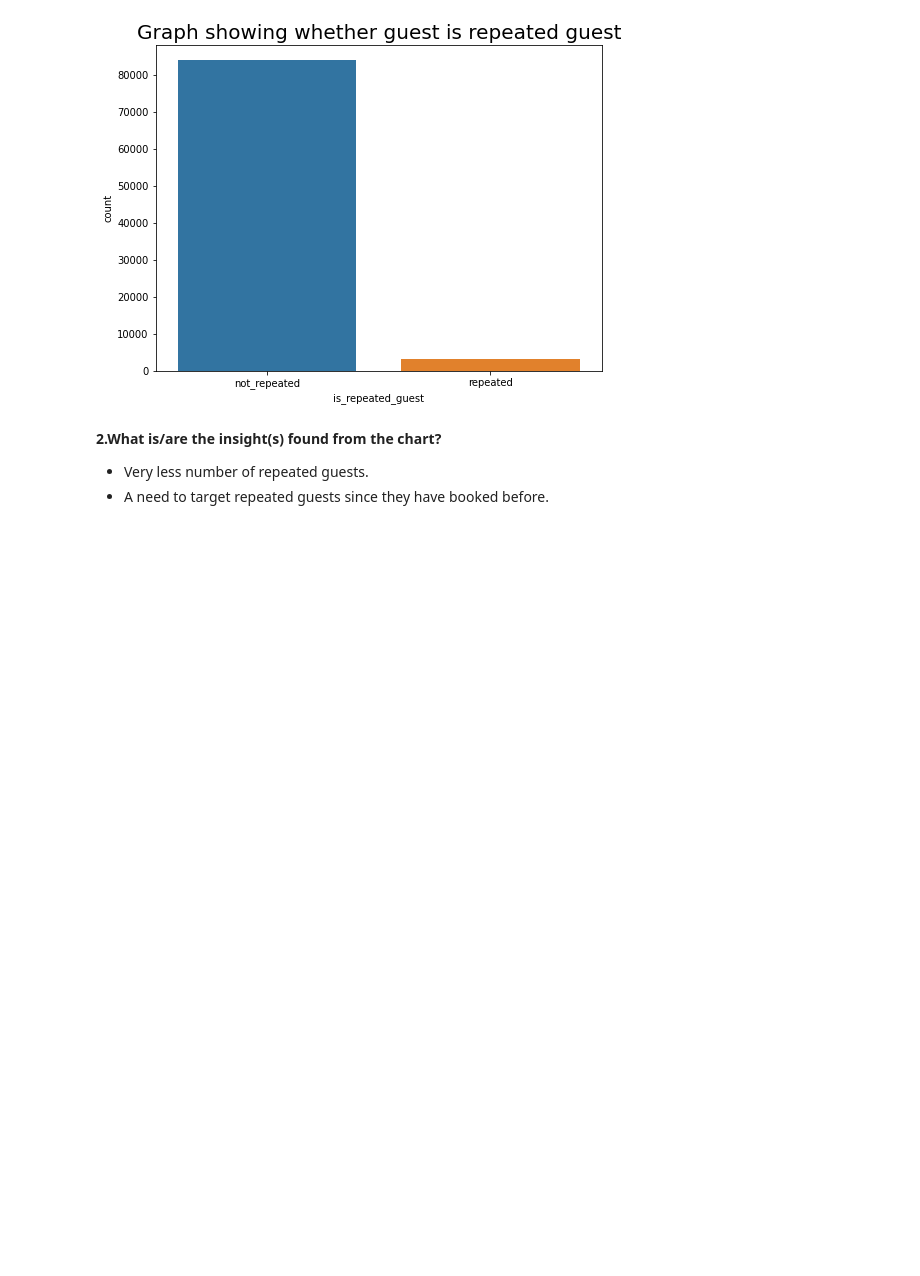
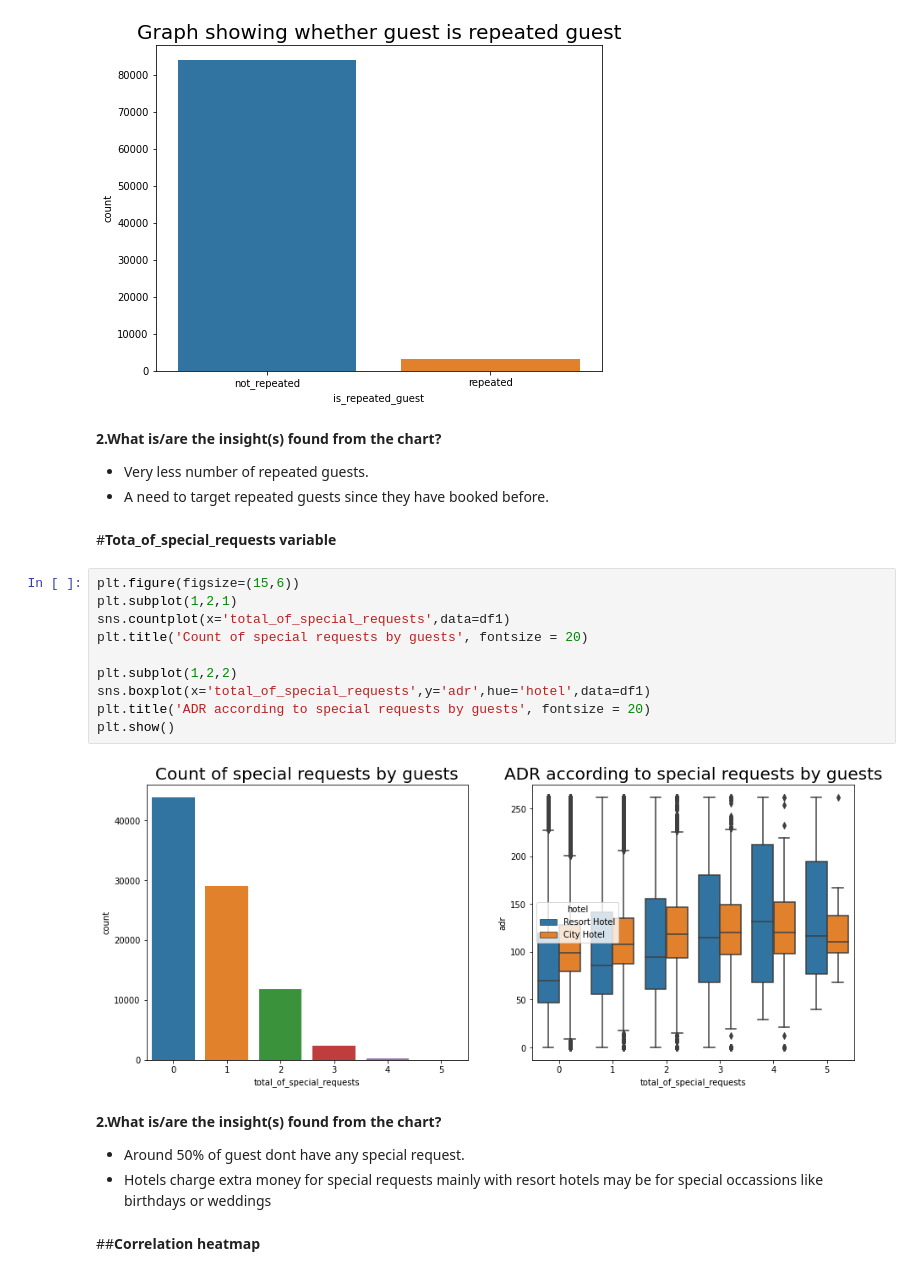
Before and after one commit to aswinijena3459/Hotel-Booking-analysis-EDA, a Jupyter notebook: Hotel_Bookings_Analysis.ipynb, the cells around one changed output. Drawn from its saved outputs; the diff is of its cells as text; blank space fills up the shorter version.

```diff
--- a/Hotel_Bookings_Analysis.ipynb
+++ b/Hotel_Bookings_Analysis.ipynb
@@ -1349,3 +1314,23 @@ plt.show()
 **2.What is/are the insight(s) found from the chart?**
 - Very less number of repeated guests.
 -  A need to target repeated guests since they have booked before.
+# %% [markdown]
+#**Tota_of_special_requests variable**
+# %%
+plt.figure(figsize=(15,6))
+plt.subplot(1,2,1)
+sns.countplot(x='total_of_special_requests',data=df1)
+plt.title('Count of special requests by guests', fontsize = 20)
+
+plt.subplot(1,2,2)
+sns.boxplot(x='total_of_special_requests',y='adr',hue='hotel',data=df1)
+plt.title('ADR according to special requests by guests', fontsize = 20)
+plt.show()
+# %% [output]
+[figure, added]
+# %% [markdown]
+**2.What is/are the insight(s) found from the chart?**
+- Around 50% of guest dont have any special request.
+- Hotels charge extra money for special requests mainly with resort hotels may be for special occassions like birthdays or weddings
+# %% [markdown]
+##**Correlation heatmap**
```
Also changed, not shown: parts of 37 cells of this notebook.
